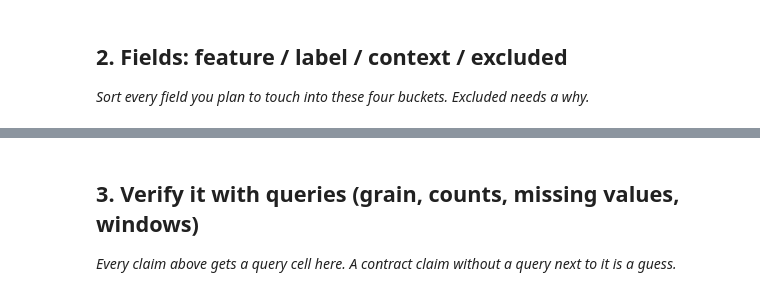
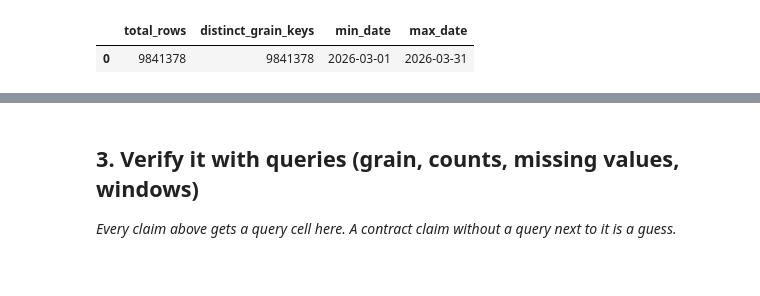
Before and after one commit to SanniyaAslam/flyrank-ml-internship, a Jupyter notebook: work/notebooks/w03_data_contract.ipynb, the cells around one changed output, grey strips where cells are left out. Cells and saved outputs as stored; diff of their text form; code cells hidden in the pictures.

```diff
--- a/work/notebooks/w03_data_contract.ipynb
+++ b/work/notebooks/w03_data_contract.ipynb
@@ -12,0 +9,22 @@ This skeleton is yours to fill. Work the sections **in order** — each one has
+# %%
+import os, sys, subprocess
+
+IN_COLAB = "google.colab" in sys.modules
+REPO_URL = "https://github.com/SanniyaAslam/flyrank-ml-internship.git"
+REPO_DIR = "flyrank-ml-internship"
+
+if IN_COLAB:
+    if not os.path.isdir(REPO_DIR):
+        subprocess.run(["git", "clone", "--depth", "1", REPO_URL, REPO_DIR], check=True)
+    os.chdir(REPO_DIR)
+    subprocess.run([sys.executable, "-m", "pip", "install", "-q", "duckdb", "huggingface_hub"], check=True)
+
+from google.colab import userdata
+HF_TOKEN = userdata.get("HF_TOKEN")
+
+import duckdb
+con = duckdb.connect()
+con.execute(f"CREATE OR REPLACE SECRET hf (TYPE huggingface, TOKEN '{HF_TOKEN}')")
+
+REL = "hf://datasets/FlyRank/internship-warehouse"
+print("Connected. Working dir:", os.getcwd())
@@ -13,7 +45,14 @@ This skeleton is yours to fill. Work the sections **in order** — each one has
 # %%
 # This cell is for CODE (numbers, a query, a check).
 # Write your text answer in the cell ABOVE this one — typing sentences here breaks Run All.
+q1 = con.sql(f"""
+    SELECT COUNT(*) AS total_rows,
+           COUNT(DISTINCT (client_hash_id, content_hash_id, report_date)) AS distinct_grain_keys,
+           MIN(report_date) AS min_date,
+           MAX(report_date) AS max_date
+    FROM read_parquet('{REL}/fact_content_daily_performance/month=2026-03/*.parquet')
+""").df()
+q1
+# %% [output]
+|  | total_rows | distinct_grain_keys | min_date | max_date |
+| 0 | 9841378 | 9841378 | 2026-03-01 | 2026-03-31 |
-# %% [markdown]
-## 2. Fields: feature / label / context / excluded
-
-*Sort every field you plan to touch into these four buckets. Excluded needs a why.*
```
Also changed, not shown: parts of 11 cells of this notebook.
